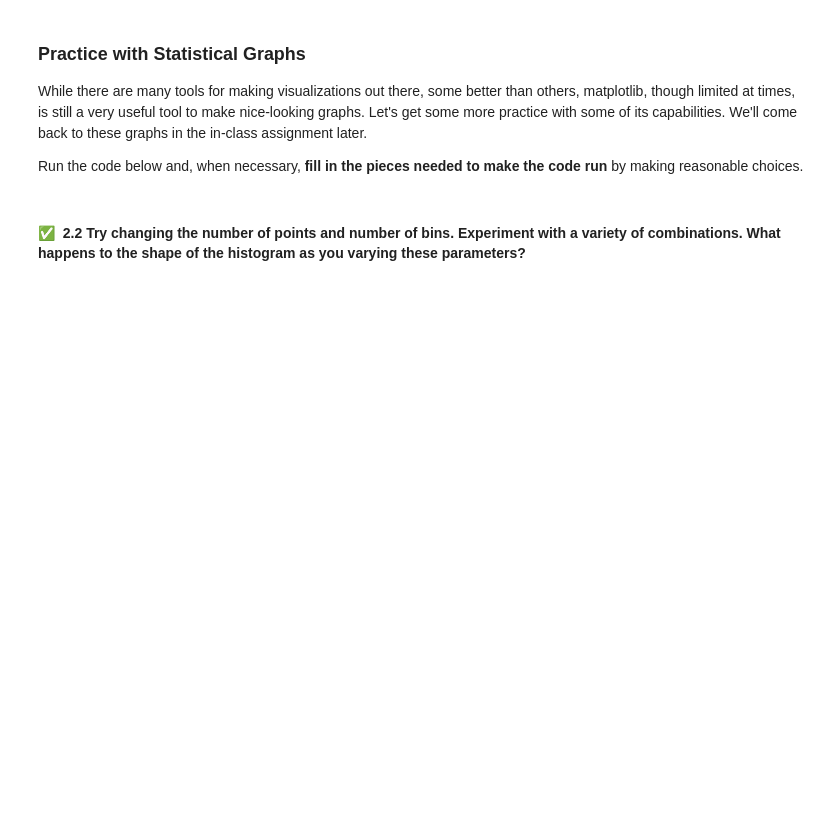
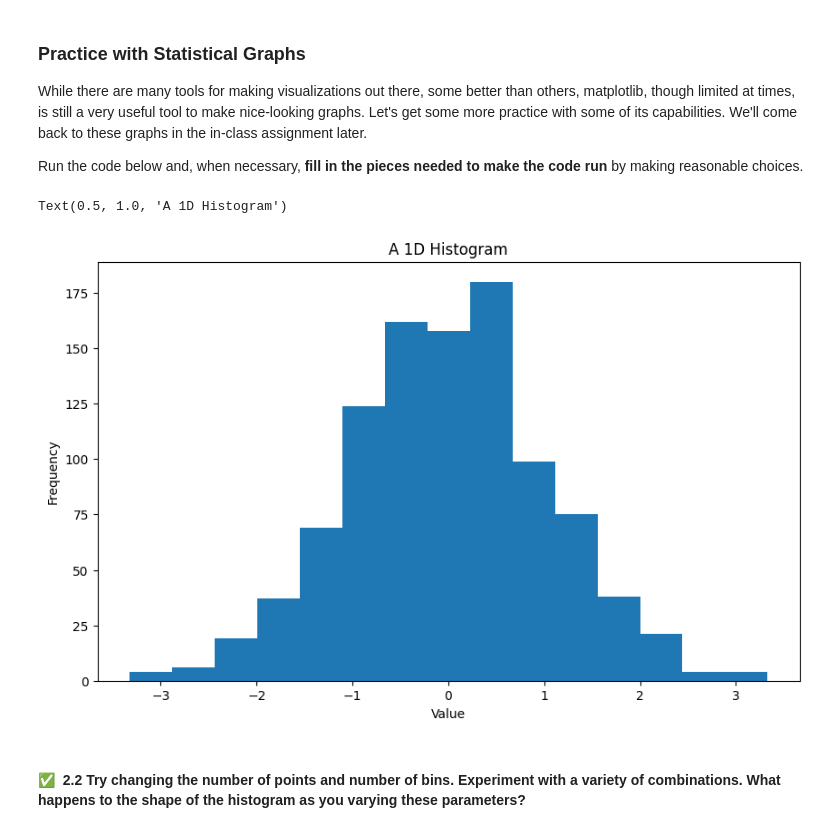
Before and after one commit to andrew-koren/cautious-adventure, a Jupyter notebook: my stuff/cmse/Day-20_Pre-Class_IntroToDataVisualization-STUDENT.ipynb, the cells around one changed output. Saved outputs shown, nothing was run; the diff lists cells and outputs as text; code cells hidden in the pictures; blank space fills up the shorter version.

```diff
--- a/my stuff/cmse/Day-20_Pre-Class_IntroToDataVisualization-STUDENT.ipynb
+++ b/my stuff/cmse/Day-20_Pre-Class_IntroToDataVisualization-STUDENT.ipynb
@@ -75,16 +75,19 @@ import numpy as np
 import matplotlib.pyplot as plt
 # %%
 # First, let's generate some data to plot
-N_points = # fill in the number of points to plot
-n_bins =  # fill in the number of bins
+N_points = 1000# fill in the number of points to plot
+n_bins = 15# fill in the number of bins
 
 x = np.random.randn(N_points) # choosing values from a normal distribution
 
 # Now, let's plot the histogram
 plt.figure(figsize=[10,6])
 plt.hist(x, bins=n_bins)
 plt.xlabel('Value')
 plt.ylabel('Frequency')
 plt.title('A 1D Histogram')
+# %% [output]
+Text(0.5, 1.0, 'A 1D Histogram')
+[figure, added]
 # %% [markdown]
 #### &#9989;&nbsp; **2.2**  Try changing the number of points and number of bins. **Experiment with a variety of combinations**. What happens to the shape of the histogram as you varying these parameters?
```
Also changed, not shown: parts of 26 cells of this notebook, 2 other files.
